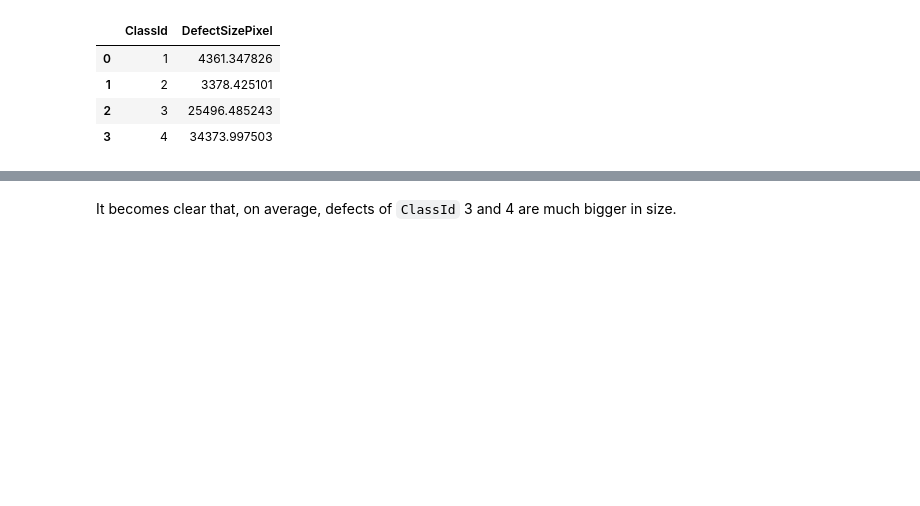
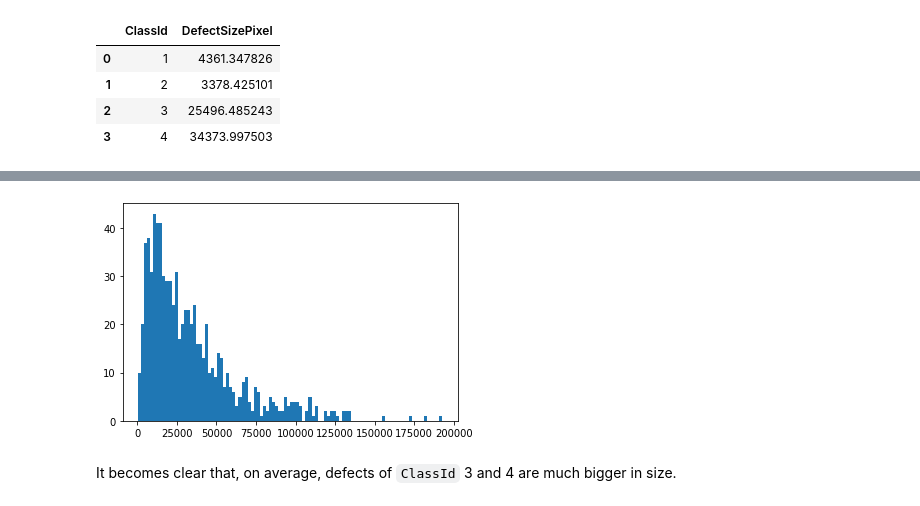
Before and after one commit to mic1899/CapstoneProject_SteelDefectDetection, a Jupyter notebook: 00_first-EDA.ipynb, the cells around one changed output, grey strips where cells are left out. Cells and saved outputs as stored; diff of their text form; code cells hidden in the pictures; blank space fills up the shorter version.

```diff
--- a/00_first-EDA.ipynb
+++ b/00_first-EDA.ipynb
@@ -66,3 +103,7 @@ df.groupby('ClassId')['DefectSizePixel'].mean().reset_index()
+# %%
+plt.hist(df.query('ClassId == 4').DefectSizePixel, bins=100);
+# %% [output]
+[figure, added]
 # %% [markdown]
 It becomes clear that, on average, defects of `ClassId` 3 and 4 are much bigger in size.
 # %%
```
Also changed, not shown: parts of 20 cells of this notebook.
